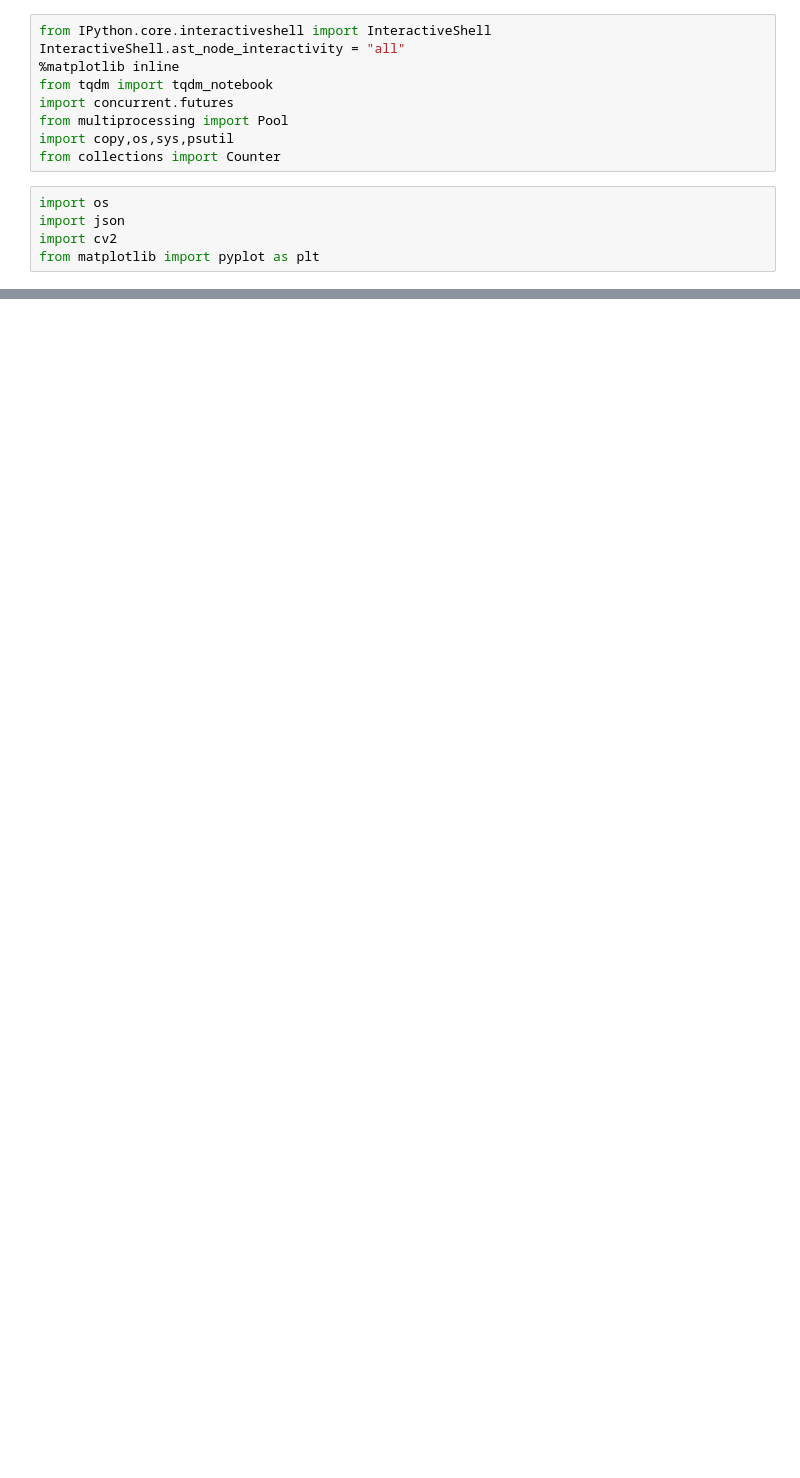
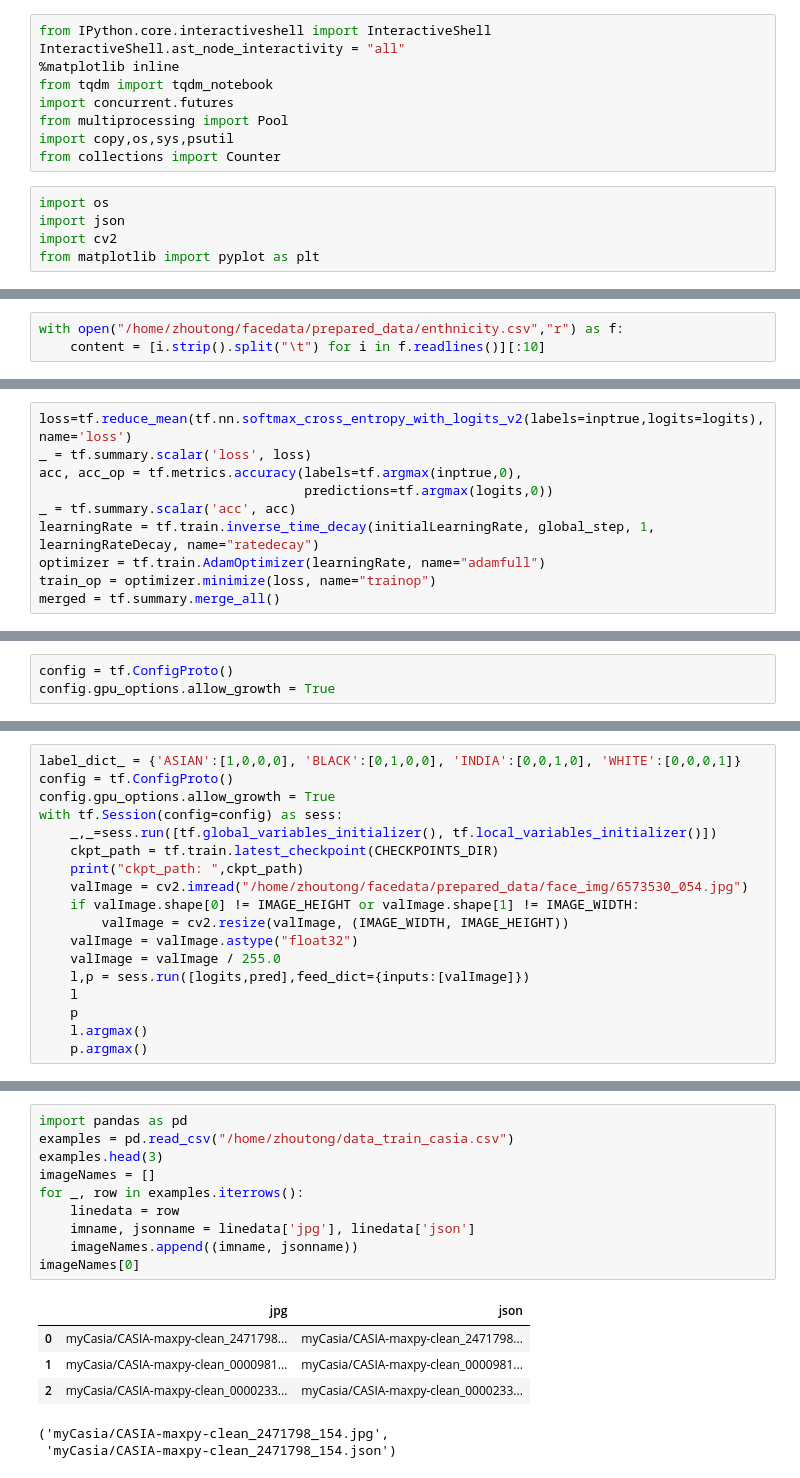
Before and after one commit to Zachary4biz/notebook_collection, a Jupyter notebook: parse_train_data.ipynb, the cells around one changed output, grey strips where cells are left out. Drawn from its saved outputs; the diff is of its cells as text; blank space fills up the shorter version.

```diff
--- a/parse_train_data.ipynb
+++ b/parse_train_data.ipynb
@@ -22,0 +110,3 @@ for sub_dir in sub_dir_list:
+# %%
+with open("/home/zhoutong/facedata/prepared_data/enthnicity.csv","r") as f:
+    content = [i.strip().split("\t") for i in f.readlines()][:10]
@@ -65,0 +201,10 @@ imwrite(...)
+# %%
+loss=tf.reduce_mean(tf.nn.softmax_cross_entropy_with_logits_v2(labels=inptrue,logits=logits),name='loss')
+_ = tf.summary.scalar('loss', loss)
+acc, acc_op = tf.metrics.accuracy(labels=tf.argmax(inptrue,0),
+                                  predictions=tf.argmax(logits,0))
+_ = tf.summary.scalar('acc', acc)
+learningRate = tf.train.inverse_time_decay(initialLearningRate, global_step, 1, learningRateDecay, name="ratedecay")
+optimizer = tf.train.AdamOptimizer(learningRate, name="adamfull")
+train_op = optimizer.minimize(loss, name="trainop")
+merged = tf.summary.merge_all()
@@ -65,0 +301,3 @@ imwrite(...)
+# %%
+config = tf.ConfigProto()
+config.gpu_options.allow_growth = True
@@ -65,0 +353,18 @@ imwrite(...)
+# %%
+label_dict_ = {'ASIAN':[1,0,0,0], 'BLACK':[0,1,0,0], 'INDIA':[0,0,1,0], 'WHITE':[0,0,0,1]}
+config = tf.ConfigProto()
+config.gpu_options.allow_growth = True
+with tf.Session(config=config) as sess:
+    _,_=sess.run([tf.global_variables_initializer(), tf.local_variables_initializer()])
+    ckpt_path = tf.train.latest_checkpoint(CHECKPOINTS_DIR)
+    print("ckpt_path: ",ckpt_path)
+    valImage = cv2.imread("/home/zhoutong/facedata/prepared_data/face_img/6573530_054.jpg")
+    if valImage.shape[0] != IMAGE_HEIGHT or valImage.shape[1] != IMAGE_WIDTH:
+        valImage = cv2.resize(valImage, (IMAGE_WIDTH, IMAGE_HEIGHT))
+    valImage = valImage.astype("float32")
+    valImage = valImage / 255.0
+    l,p = sess.run([logits,pred],feed_dict={inputs:[valImage]})
+    l
+    p
+    l.argmax()
+    p.argmax()
@@ -65,0 +402,17 @@ imwrite(...)
+# %%
+import pandas as pd
+examples = pd.read_csv("/home/zhoutong/data_train_casia.csv")
+examples.head(3)
+imageNames = []
+for _, row in examples.iterrows():
+    linedata = row
+    imname, jsonname = linedata['jpg'], linedata['json']
+    imageNames.append((imname, jsonname))
+imageNames[0]
+# %% [output]
+|  | jpg | json |
+| 0 | myCasia/CASIA-maxpy-clean_2471798... | myCasia/CASIA-maxpy-clean_2471798... |
+| 1 | myCasia/CASIA-maxpy-clean_0000981... | myCasia/CASIA-maxpy-clean_0000981... |
+| 2 | myCasia/CASIA-maxpy-clean_0000233... | myCasia/CASIA-maxpy-clean_0000233... |
+('myCasia/CASIA-maxpy-clean_2471798_154.jpg',
+ 'myCasia/CASIA-maxpy-clean_2471798_154.json')
```
Also changed, not shown: parts of 30 cells of this notebook, 7 other files.
